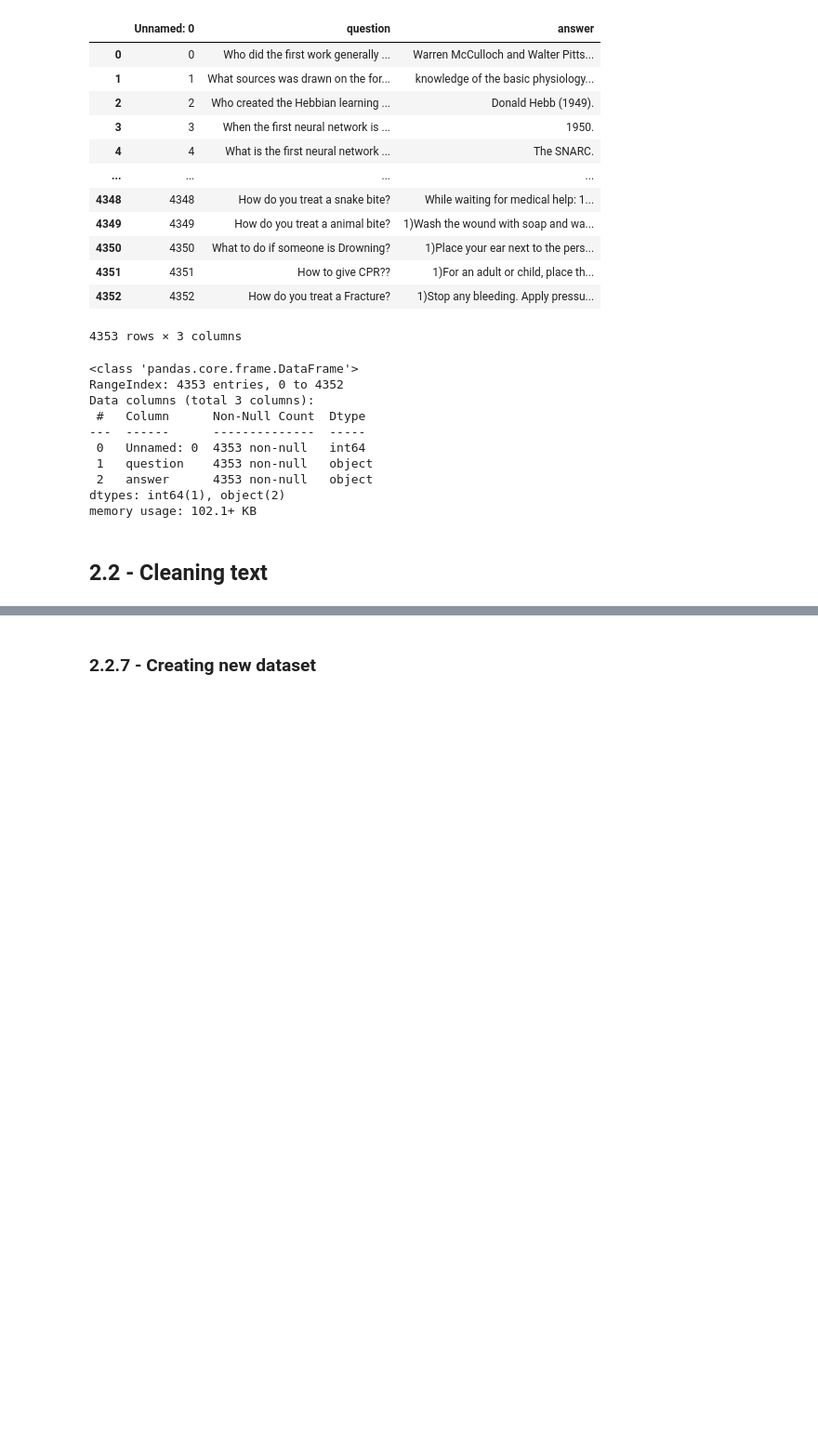
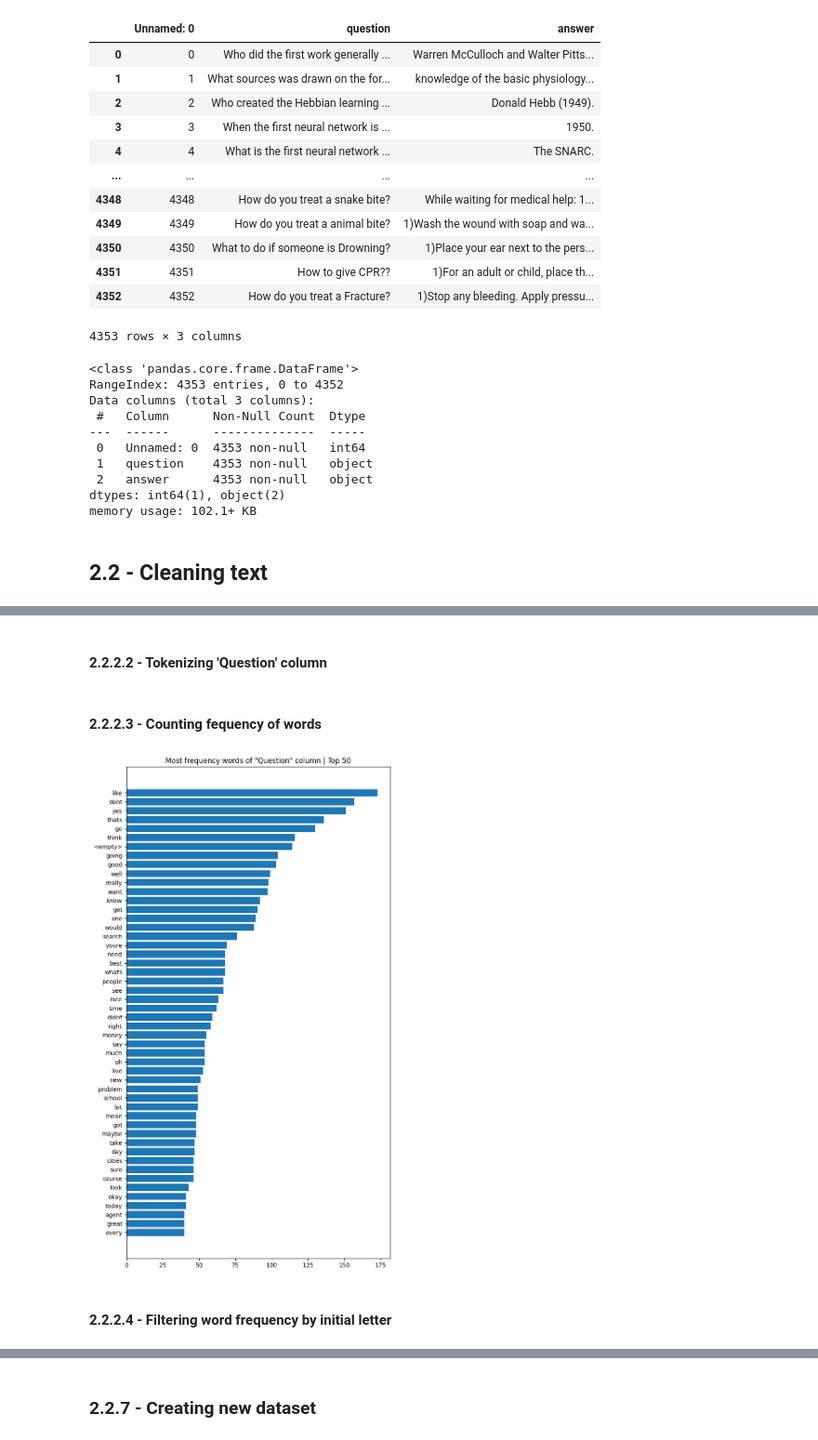
Before and after one commit to NLP-ChatBot/ChatBot, a Jupyter notebook: notebooks/notebook_colab_chatbot.ipynb, the cells around one changed output, grey strips where cells are left out. Shown at 93% size. Saved outputs shown, nothing was run; the diff lists cells and outputs as text; code cells hidden in the pictures; blank space fills up the shorter version.

Commit message:
update (analysis): analysing deeper the text dataset and removing the stop words only from question column

```diff
--- a/notebooks/notebook_colab_chatbot.ipynb
+++ b/notebooks/notebook_colab_chatbot.ipynb
@@ -190,0 +109,2 @@ allWords, allWordsInRows, frequencies = plotWordCloud(answer_tokenized)
+# %%
+cleaned_dataset = {'question': [], 'answers': []}
@@ -190,0 +185,2 @@ allWords, allWordsInRows, frequencies = plotWordCloud(answer_tokenized)
+# %% [markdown]
+<h4>2.2.2.2 - Tokenizing 'Question' column</h4>
@@ -190,0 +215,34 @@ allWords, allWordsInRows, frequencies = plotWordCloud(answer_tokenized)
+# %% [markdown]
+<h4>2.2.2.3 - Counting fequency of words</h4>
+# %%
+question_freq_words = {}
+
+for token in tqdm.tqdm(iterable=question_token, desc='Counting frequency of words..'):
+    for word in token:
+        if word not in question_freq_words:
+            question_freq_words[word] = 0
+        question_freq_words[word] += 1
+
+# sorting by frequency
+question_freq_words = dict(sorted(question_freq_words.items(), key=lambda x: x[1], reverse=True))
+# %%
+top_words_to_plot = 50
+
+fig, ax = plt.subplots(figsize=(8,15))
+
+top_words = []
+top_freqs = []
+for idx, (word, freq) in zip(range(top_words_to_plot), question_freq_words.items()):
+    top_words.append(word)
+    top_freqs.append(freq)
+top_words = list(reversed(top_words))
+top_freqs = list(reversed(top_freqs))
+
+ax.barh(y=top_words, width=top_freqs)
+ax.set_title(label=f'Most frequency words of "Question" column | Top {top_words_to_plot}')
+
+plt.show()
+# %% [output]
+[figure, added]
+# %% [markdown]
+<h4>2.2.2.4 - Filtering word frequency by initial letter</h4>
```
Also changed, not shown: parts of 69 cells of this notebook.
